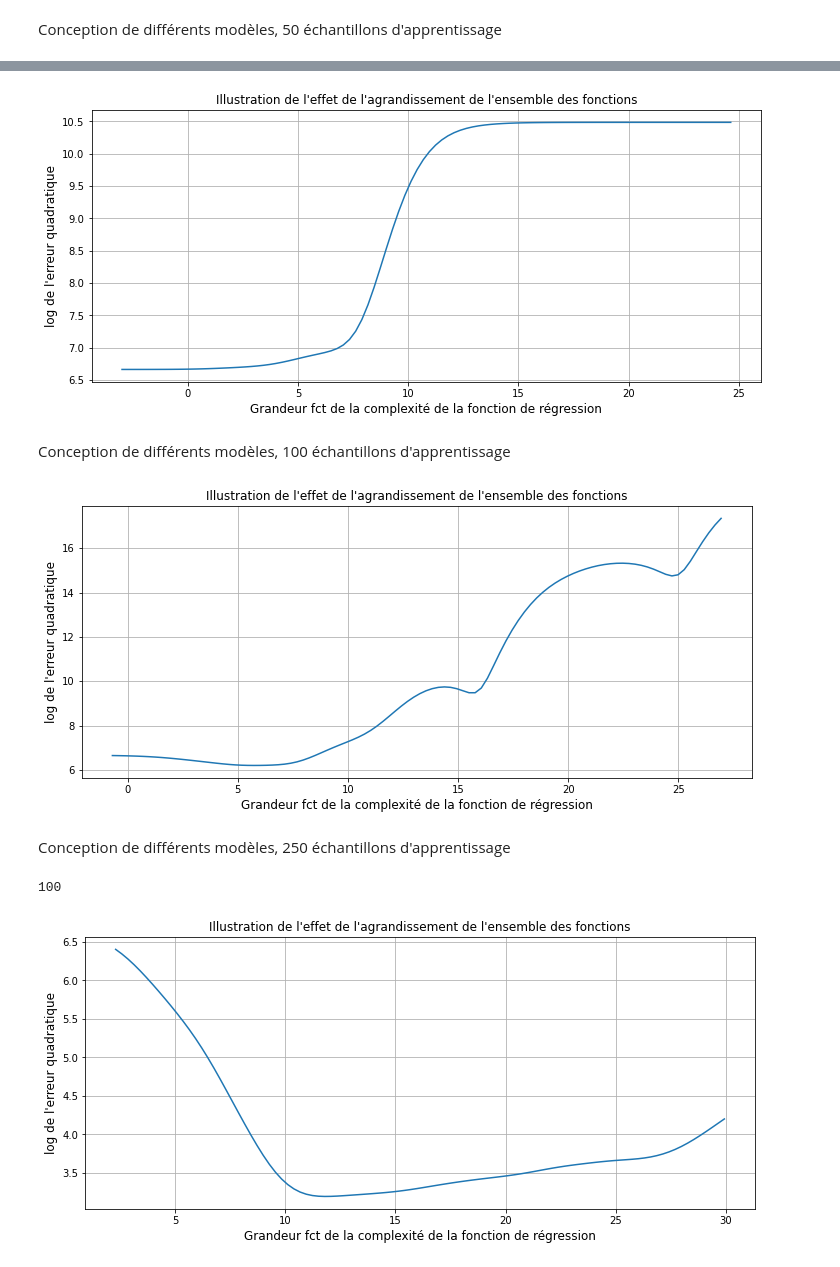
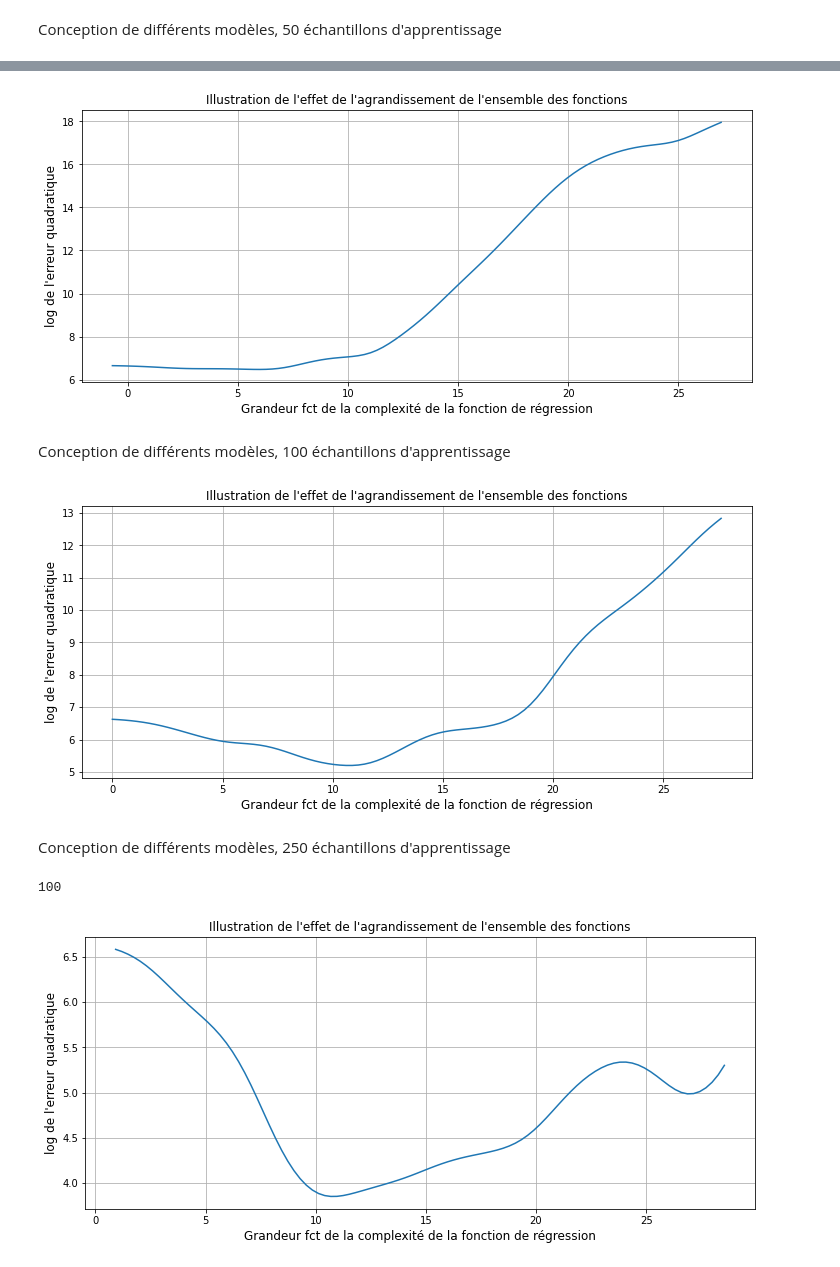
Before and after one commit to davidmorme/Universidad, a Jupyter notebook: OS16/OS16TP/OS16_TP01_apprentissage.ipynb, the cells around one changed output, grey strips where cells are left out. Saved outputs shown, nothing was run; the diff lists cells and outputs as text; code cells hidden in the pictures.

```diff
--- a/OS16/OS16TP/OS16_TP01_apprentissage.ipynb
+++ b/OS16/OS16TP/OS16_TP01_apprentissage.ipynb
@@ -13,8 +13,8 @@ import matplotlib.pyplot as plt
 # %% [markdown]
 Création des données d'apprentissage et de test
 # %%
-nbtirage=100
-ec=0.3
+nbtirage=250 #Datos de aprendizaje
+ec=0.3 #Écart-type
 
 X_test=np.arange(-0.5,3,0.002)
 X_app=np.random.uniform(-0.5,3,nbtirage)
@@ -37,11 +42,9 @@ plt.show()
 # %% [markdown]
 Apprentissage de la regression
 # %%
-gam=100
-alph=0.51
-alph=0.000001
-#alph=0.
-
+gam=50
+alph=0.0057
+#alph=100
 
 X_app=np.reshape(X_app, (nbtirage, 1))
 X_test=np.reshape(X_test, (len(X_test), 1))
@@ -72,23 +75,26 @@ print(perf)
 # %% [markdown]
 Conception de différents modèles, 50 échantillons d'apprentissage
 # %%
-nbtirage=5
-gam=50
+nbtirage=50 #Datos de aprendizaje
+
 X_test=np.arange(-0.5,3,0.002)
 X_app=np.random.uniform(-0.5,3,nbtirage)
 x1=np.sign(X_app-0.5)
 x2=np.sign(X_test-0.5)
-Y_app=np.sin(2*math.pi*(x1*X_app*X_app))+np.random.normal(0,ec,nbtirage)
-Y_test=np.sin(2*math.pi*(x2*X_test*X_test))
+Y_app=np.sin(2*math.pi*(x1*X_app**2))+np.random.normal(0,ec,nbtirage)
+Y_test=np.sin(2*math.pi*(x2*X_test**2))
 #Y_test=np.sin(2*math.pi*(X_test*X_test))
 X_app=np.reshape(X_app, (nbtirage, 1))
 X_test=np.reshape(X_test, (len(X_test), 1))
+
 res_err=np.zeros((100,1))
 k=0
+gam=50
 Valpha=np.logspace(start=-10,stop=2,num=100)
+
 for alph in Valpha:
     kr=KernelRidge(kernel='rbf', gamma=gam, alpha=alph)
     kr.fit(X_app, Y_app)
     Y_kr=kr.predict(X_test)
-    res_err[k]=sum((Y_test-Y_kr)*(Y_test-Y_kr))
+    res_err[k]=sum((Y_test-Y_kr)**2)
     k=k+1
@@ -101,11 +123,11 @@ plt.title('Illustration de l\'effet de l\'agrandissement de l\'ensemble des fonc
 plt.grid()
 plt.show()
 # %% [output]
-[figure, old version]
+[figure, new version]
 # %% [markdown]
 Conception de différents modèles, 100 échantillons d'apprentissage
 # %%
-nbtirage=50
+nbtirage=100
 
 
 X_test=np.arange(-0.5,3,0.002)
@@ -116,6 +138,7 @@ Y_app=np.sin(2*math.pi*(x1*X_app*X_app))+np.random.normal(0,ec,nbtirage)
 Y_test=np.sin(2*math.pi*(x2*X_test*X_test))
 X_app=np.reshape(X_app, (nbtirage, 1))
 X_test=np.reshape(X_test, (len(X_test), 1))
+
 res_err=np.zeros((100,1))
 k=0
 Valpha=np.logspace(start=-10,stop=2,num=100)
@@ -134,42 +157,42 @@ plt.title('Illustration de l\'effet de l\'agrandissement de l\'ensemble des fonc
 plt.grid()
 plt.show()
 # %% [output]
-[figure, old version]
+[figure, new version]
 # %% [markdown]
 Conception de différents modèles, 250 échantillons d'apprentissage
 # %%
-nbtirage=1000
+nbtirage=250
 
 X_test=np.arange(-0.5,3,0.002)
 X_app=np.random.uniform(-0.5,3,nbtirage)
 x1=np.sign(X_app-0.5)
 x2=np.sign(X_test-0.5)
 Y_app=np.sin(2*math.pi*(x1*X_app*X_app))+np.random.normal(0,ec,nbtirage)
 Y_test=np.sin(2*math.pi*(x2*X_test*X_test))
 X_app=np.reshape(X_app, (nbtirage, 1))
 X_test=np.reshape(X_test, (len(X_test), 1))
 
 
 res_err=np.zeros((100,1))
 k=0
 Valpha=np.logspace(start=-10,stop=2,num=100)
 for alph in Valpha:
     kr=KernelRidge(kernel='rbf', gamma=gam, alpha=alph)
     kr.fit(X_app, Y_app)
     Y_kr=kr.predict(X_test)
     res_err[k]=sum((Y_test-Y_kr)*(Y_test-Y_kr))
     k=k+1
 print(k)
 plt.figure(figsize=(12,5))
 plt.plot(-np.log(Valpha/nbtirage),np.log(res_err))
 plt.xlabel('Grandeur fct de la complexité de la fonction de régression', fontsize=12)
 plt.ylabel('log de l\'erreur quadratique', fontsize=12)
 plt.title('Illustration de l\'effet de l\'agrandissement de l\'ensemble des fonctions')
 plt.grid()
 plt.show()
 # %% [output]
 100
-[figure, old version]
+[figure, new version]
 # %%
 plt.figure(figsize=(12,5))
 plt.plot(-np.log(Valpha),(res_err))
```
Also changed, not shown: parts of 9 cells of this notebook.
